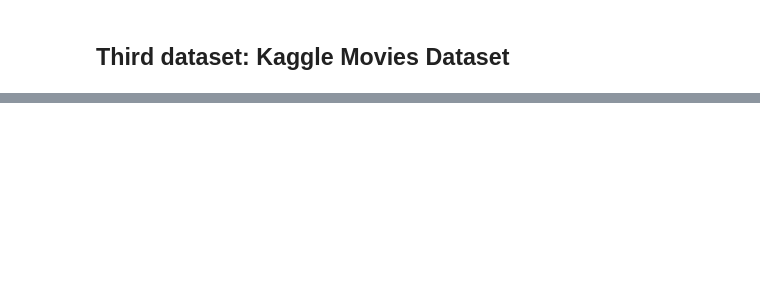
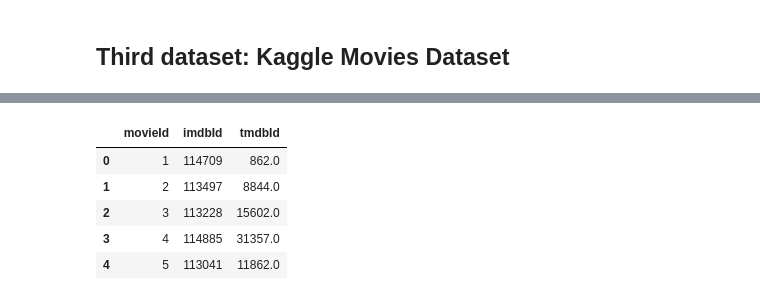
Before and after one commit to epfl-ada/ada-2024-project-alligatorsdontapologize24, a Jupyter notebook: src/Exploratory_Data_Analysis.ipynb, the cells around one changed output, grey strips where cells are left out. Drawn from its saved outputs; the diff is of its cells as text; code cells hidden in the pictures; blank space fills up the shorter version.

```diff
--- a/src/Exploratory_Data_Analysis.ipynb
+++ b/src/Exploratory_Data_Analysis.ipynb
@@ -60,3 +72,6 @@ Kaggle_keywords = pd.read_csv(raw_data_folder+'Kaggle_Movies_Dataset/keywords.cs
 
 # Load the ratings
 Kaggle_ratings = pd.read_csv(raw_data_folder+'Kaggle_Movies_Dataset/ratings.csv')
+
+# Load the links
+Kaggle_links = pd.read_csv(raw_data_folder+'Kaggle_Movies_Dataset/links.csv')
@@ -77,0 +151,9 @@ Kaggle_movies_metadata.head(10)
+# %%
+Kaggle_links.head()
+# %% [output]
+|  | movieId | imdbId | tmdbId |
+| 0 | 1 | 114709 | 862.0 |
+| 1 | 2 | 113497 | 8844.0 |
+| 2 | 3 | 113228 | 15602.0 |
+| 3 | 4 | 114885 | 31357.0 |
+| 4 | 5 | 113041 | 11862.0 |
```
Also changed, not shown: parts of 11 cells of this notebook.
